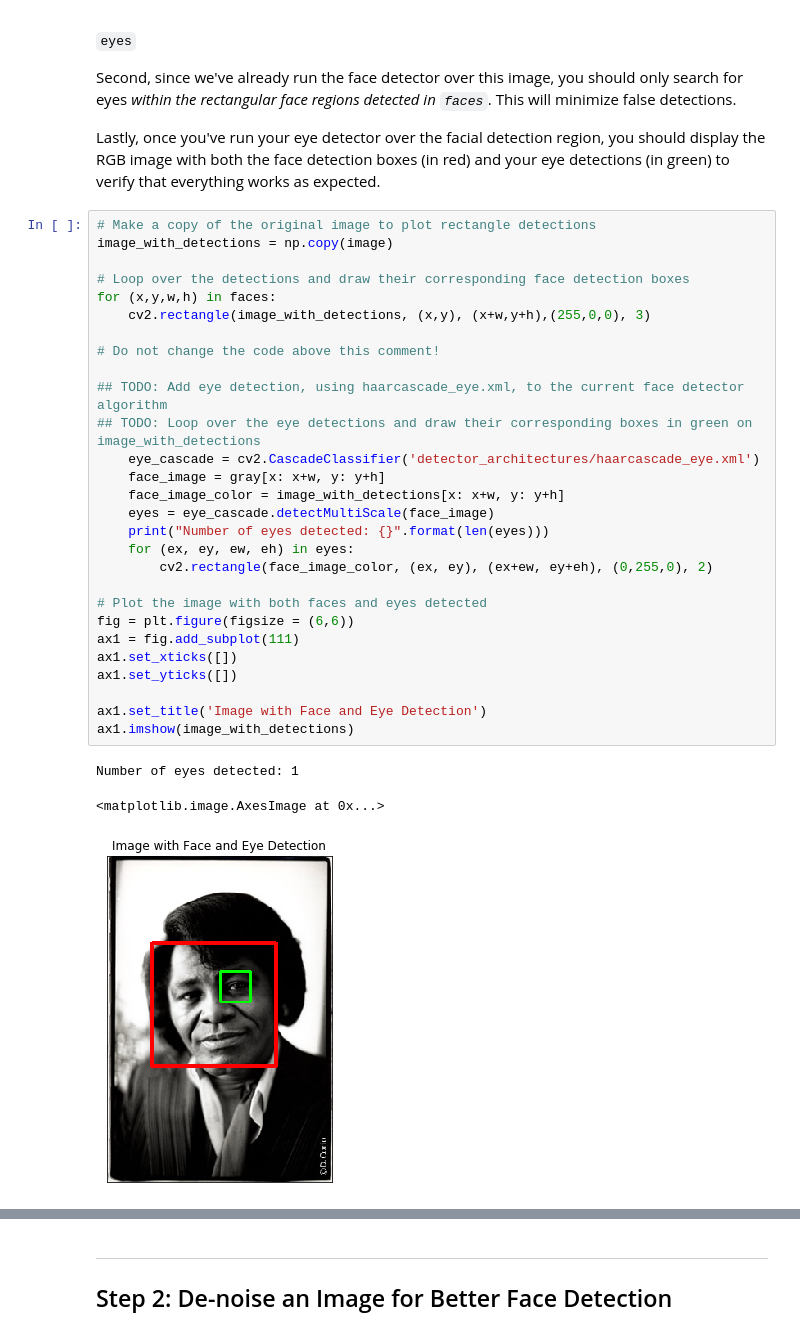
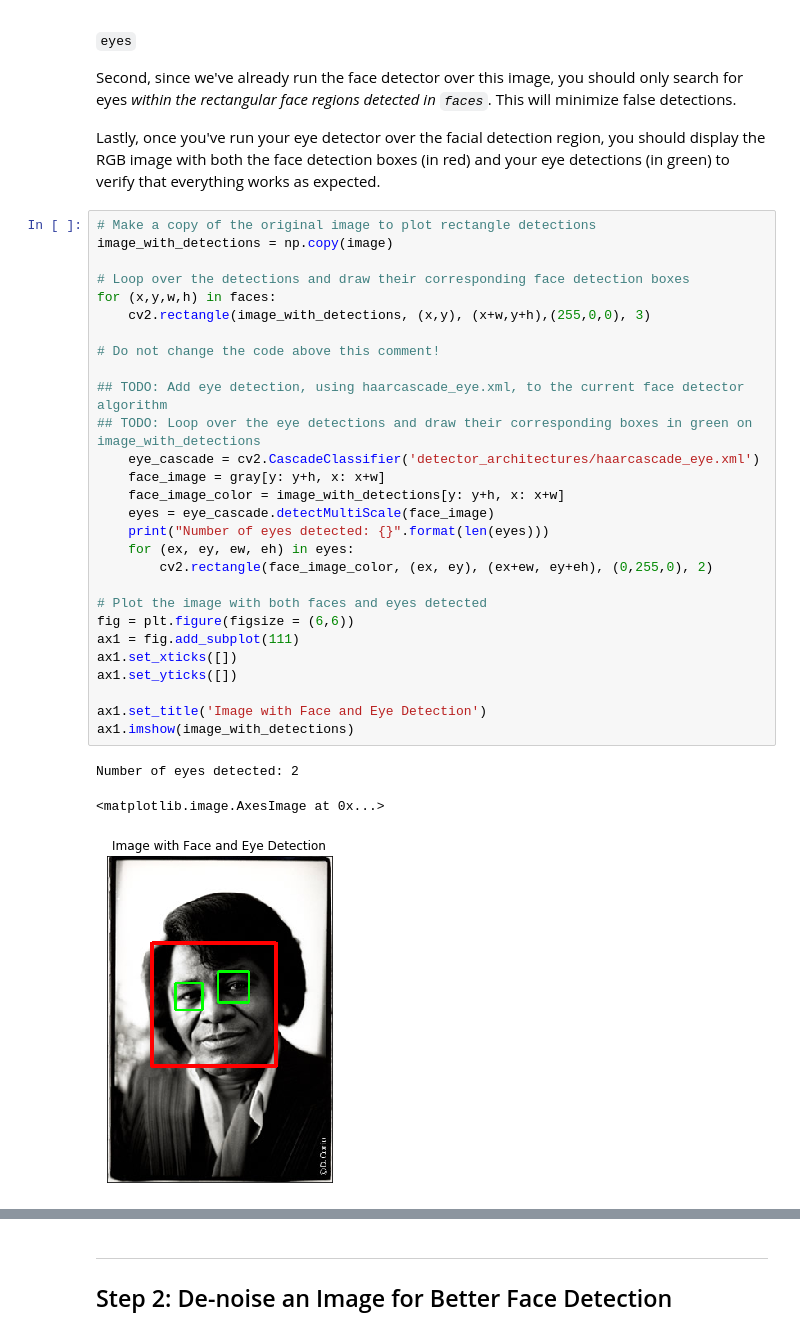
Before and after one commit to aweeraman/AIND-CV-FacialKeypoints, a Jupyter notebook: CV_project.ipynb, the cells around one changed output, grey strips where cells are left out. Saved outputs shown, nothing was run; the diff lists cells and outputs as text.

Commit message:
Fixed eye detection

```diff
--- a/CV_project.ipynb
+++ b/CV_project.ipynb
@@ -243,35 +243,35 @@ Lastly, once you've run your eye detector over the facial detection region, you
 # %%
 # Make a copy of the original image to plot rectangle detections
 image_with_detections = np.copy(image)
 
 # Loop over the detections and draw their corresponding face detection boxes
 for (x,y,w,h) in faces:
     cv2.rectangle(image_with_detections, (x,y), (x+w,y+h),(255,0,0), 3)
 
 # Do not change the code above this comment!
 
 ## TODO: Add eye detection, using haarcascade_eye.xml, to the current face detector algorithm
 ## TODO: Loop over the eye detections and draw their corresponding boxes in green on image_with_detections
     eye_cascade = cv2.CascadeClassifier('detector_architectures/haarcascade_eye.xml')
-    face_image = gray[x: x+w, y: y+h]
-    face_image_color = image_with_detections[x: x+w, y: y+h]
+    face_image = gray[y: y+h, x: x+w]
+    face_image_color = image_with_detections[y: y+h, x: x+w]
     eyes = eye_cascade.detectMultiScale(face_image)
     print("Number of eyes detected: {}".format(len(eyes)))
     for (ex, ey, ew, eh) in eyes:
         cv2.rectangle(face_image_color, (ex, ey), (ex+ew, ey+eh), (0,255,0), 2)
 
 # Plot the image with both faces and eyes detected
 fig = plt.figure(figsize = (6,6))
 ax1 = fig.add_subplot(111)
 ax1.set_xticks([])
 ax1.set_yticks([])
 
 ax1.set_title('Image with Face and Eye Detection')
 ax1.imshow(image_with_detections)
 # %% [output]
-Number of eyes detected: 1
+Number of eyes detected: 2
 <matplotlib.image.AxesImage at 0x...>
-[figure, old version]
+[figure, new version]
 # %% [markdown]
 ## (Optional) Add face and eye detection to your laptop camera
 
```
Also changed, not shown: parts of 4 cells of this notebook.
